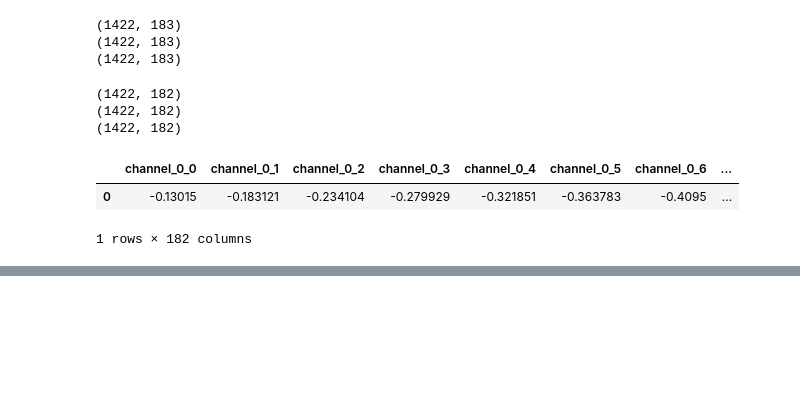
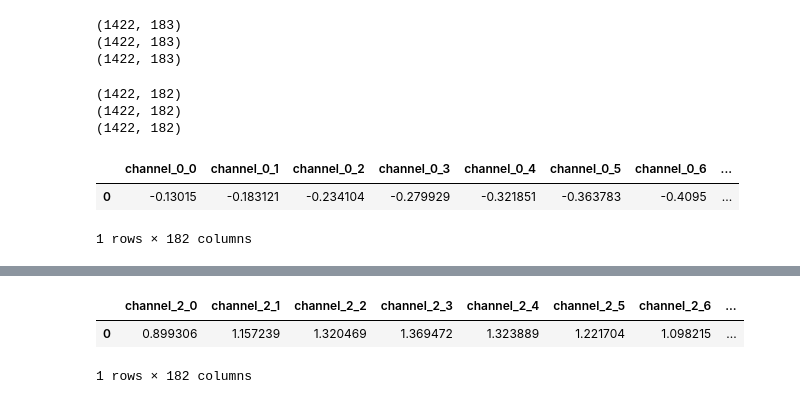
Before and after one commit to ArslanAliAwan/Character_Trajectories, a Jupyter notebook: Character_Trajectories_V2.ipynb, the cells around one changed output, grey strips where cells are left out. Cells and saved outputs as stored; diff of their text form; code cells hidden in the pictures; blank space fills up the shorter version.

```diff
--- a/Character_Trajectories_V2.ipynb
+++ b/Character_Trajectories_V2.ipynb
@@ -49,3 +55,9 @@ df_D1.head(1)
+# %%
+df_D3.head(1)
+# %% [output]
+|  | channel_2_0 | channel_2_1 | channel_2_2 | channel_2_3 | channel_2_4 | channel_2_5 | channel_2_6 | ... |
+| 0 | 0.899306 | 1.157239 | 1.320469 | 1.369472 | 1.323889 | 1.221704 | 1.098215 | ... |
+1 rows × 182 columns
 # %%
 df_D1_T = df_D1.head(1).T
 df_D2_T = df_D2.head(1).T
```
Also changed, not shown: parts of 23 cells of this notebook.
